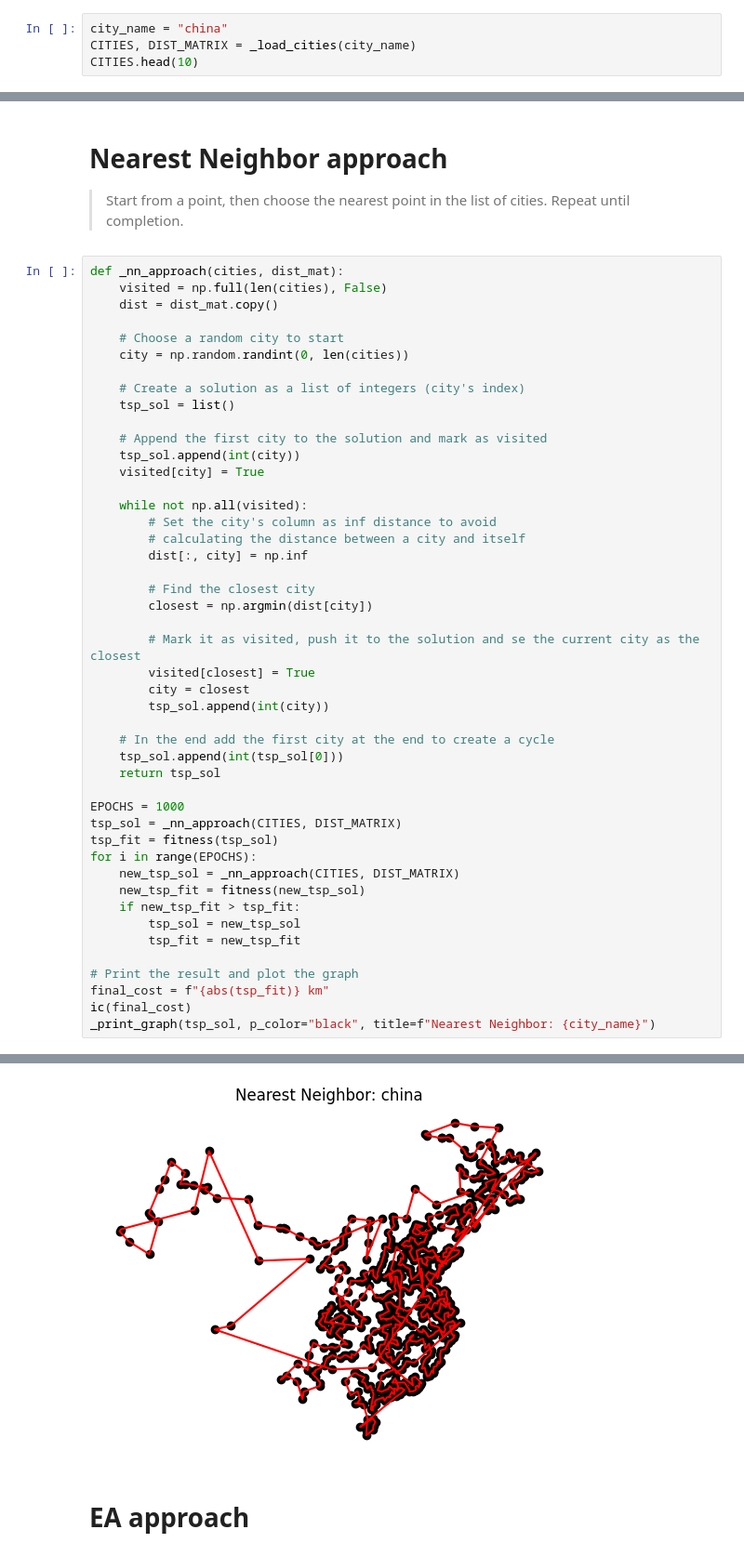
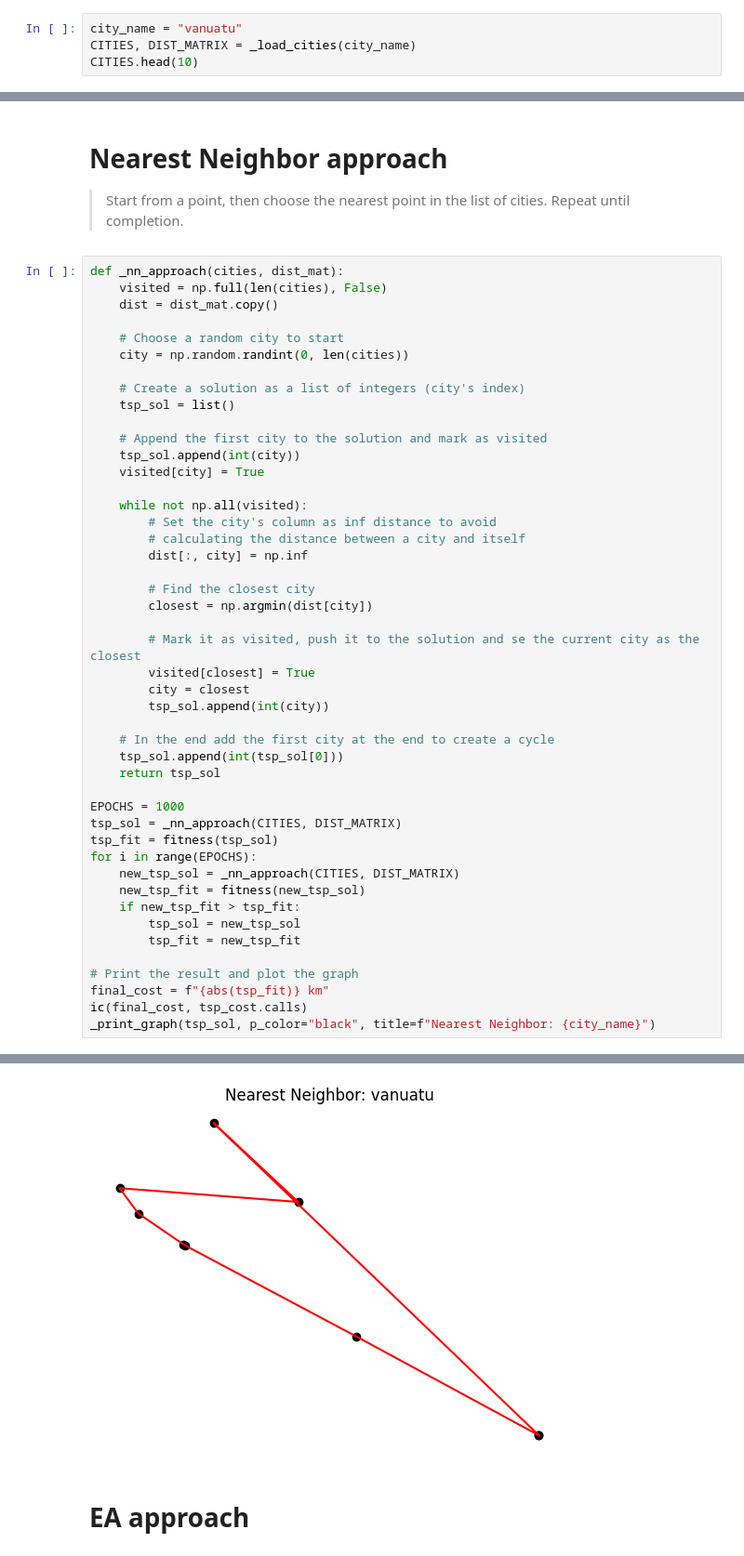
Before and after one commit to AbstractBorderStudio/CI2024_lab2, a Jupyter notebook: tsp.ipynb, the cells around one changed output, grey strips where cells are left out. Shown: that part at 93% size. Drawn from its saved outputs; the diff is of its cells as text.

```diff
--- a/tsp.ipynb
+++ b/tsp.ipynb
@@ -47,7 +47,7 @@ def _to_pandas_table(matrix, x_names=None, y_names=None):
     """Returns a dataframe from a matrix"""
     return pd.DataFrame(matrix, index=x_names, columns=y_names)
 # %%
-city_name = "china"
+city_name = "vanuatu"
 CITIES, DIST_MATRIX = _load_cities(city_name)
 CITIES.head(10)
 # %% [output]
@@ -153,6 +149,6 @@ for i in range(EPOCHS):
 
 # Print the result and plot the graph
 final_cost = f"{abs(tsp_fit)} km"
-ic(final_cost)
+ic(final_cost, tsp_cost.calls)
 _print_graph(tsp_sol, p_color="black", title=f"Nearest Neighbor: {city_name}")
 # %% [output]
@@ -176,4 +156,4 @@ DEBUG:matplotlib.font_manager:findfont: Matching sans\-serif:style=normal:varian
-[figure, old version]
+[figure, new version]
 # %% [markdown]
 # EA approach
 # %%
```
Also changed, not shown: parts of 5 cells of this notebook, 1 other file.
